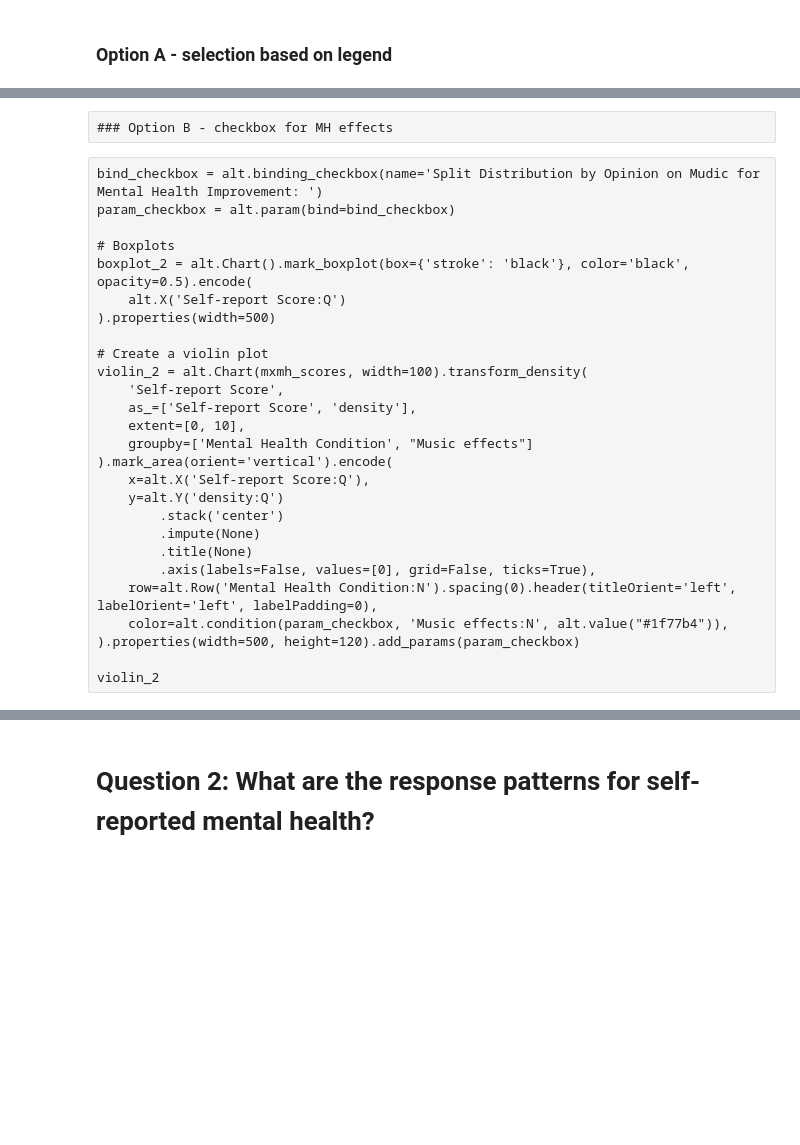
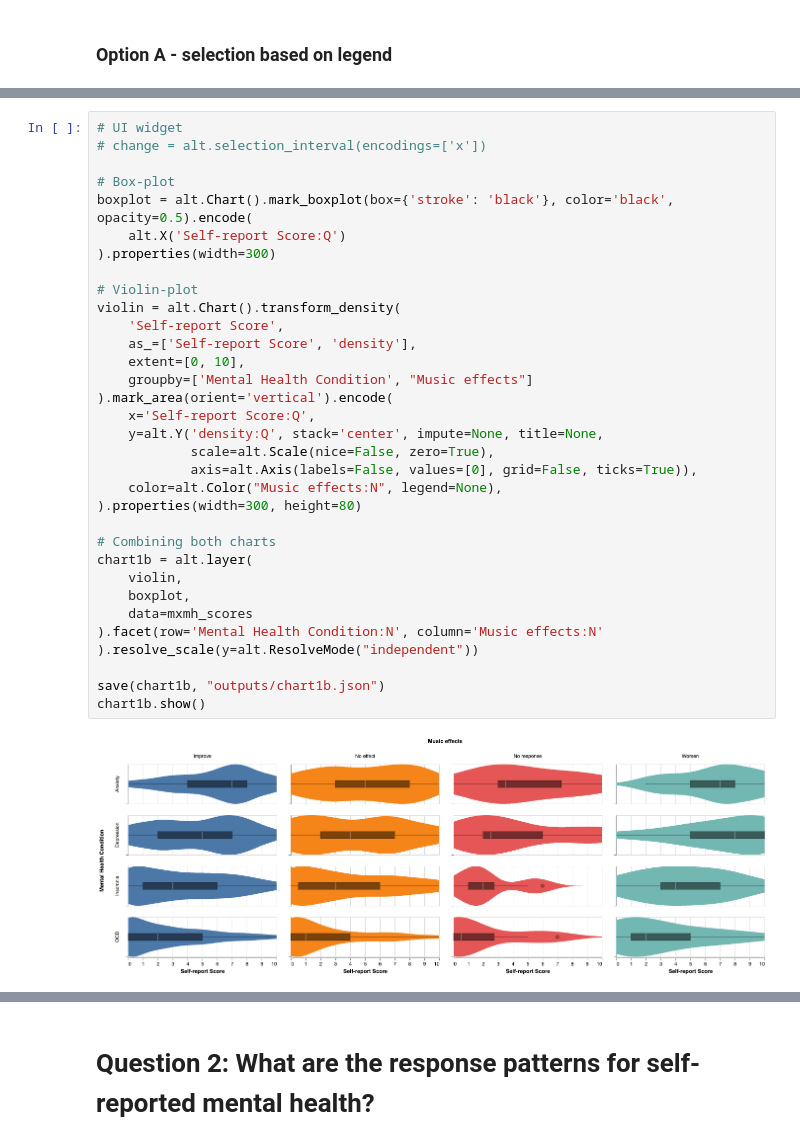
Before and after one commit to ubc-dsci320-2024w2/project-team_fabfour, a Jupyter notebook: ungraded/charts_Jessica.ipynb, the cells around one changed output, grey strips where cells are left out. Saved outputs shown, nothing was run; the diff lists cells and outputs as text; blank space fills up the shorter version.

```diff
--- a/ungraded/charts_Jessica.ipynb
+++ b/ungraded/charts_Jessica.ipynb
@@ -81,31 +85,37 @@ chart1a.show()
 # %% [output]
 [figure]
-# %% [raw]
-### Option B - checkbox for MH effects
-# %% [raw]
-bind_checkbox = alt.binding_checkbox(name='Split Distribution by Opinion on Mudic for Mental Health Improvement: ')
-param_checkbox = alt.param(bind=bind_checkbox)
-
-# Boxplots
-boxplot_2 = alt.Chart().mark_boxplot(box={'stroke': 'black'}, color='black', opacity=0.5).encode(
-	alt.X('Self-report Score:Q')
-).properties(width=500)
-
-# Create a violin plot
-violin_2 = alt.Chart(mxmh_scores, width=100).transform_density(
-    'Self-report Score',
-    as_=['Self-report Score', 'density'],
-    extent=[0, 10],
-    groupby=['Mental Health Condition', "Music effects"]
-).mark_area(orient='vertical').encode(
-    x=alt.X('Self-report Score:Q'),
-    y=alt.Y('density:Q')
-        .stack('center')
-        .impute(None)
-        .title(None)
-        .axis(labels=False, values=[0], grid=False, ticks=True),
-    row=alt.Row('Mental Health Condition:N').spacing(0).header(titleOrient='left', labelOrient='left', labelPadding=0),
-    color=alt.condition(param_checkbox, 'Music effects:N', alt.value("#1f77b4")),
-).properties(width=500, height=120).add_params(param_checkbox)
-
-violin_2
+# %%
+# UI widget
+# change = alt.selection_interval(encodings=['x'])
+
+# Box-plot
+boxplot = alt.Chart().mark_boxplot(box={'stroke': 'black'}, color='black', opacity=0.5).encode(
+	alt.X('Self-report Score:Q')
+).properties(width=300)
+
+# Violin-plot
+violin = alt.Chart().transform_density(
+	'Self-report Score',
+	as_=['Self-report Score', 'density'],
+	extent=[0, 10],
+	groupby=['Mental Health Condition', "Music effects"]
+).mark_area(orient='vertical').encode(
+	x='Self-report Score:Q',
+	y=alt.Y('density:Q', stack='center', impute=None, title=None,
+            scale=alt.Scale(nice=False, zero=True),
+            axis=alt.Axis(labels=False, values=[0], grid=False, ticks=True)),
+    color=alt.Color("Music effects:N", legend=None),
+).properties(width=300, height=80)
+
+# Combining both charts
+chart1b = alt.layer(
+    violin,
+    boxplot,
+    data=mxmh_scores
+).facet(row='Mental Health Condition:N', column='Music effects:N'
+).resolve_scale(y=alt.ResolveMode("independent"))
+
+save(chart1b, "outputs/chart1b.json")
+chart1b.show()
+# %% [output]
+[figure, added]
```
Also changed, not shown: parts of 17 cells of this notebook, 8 other files.
